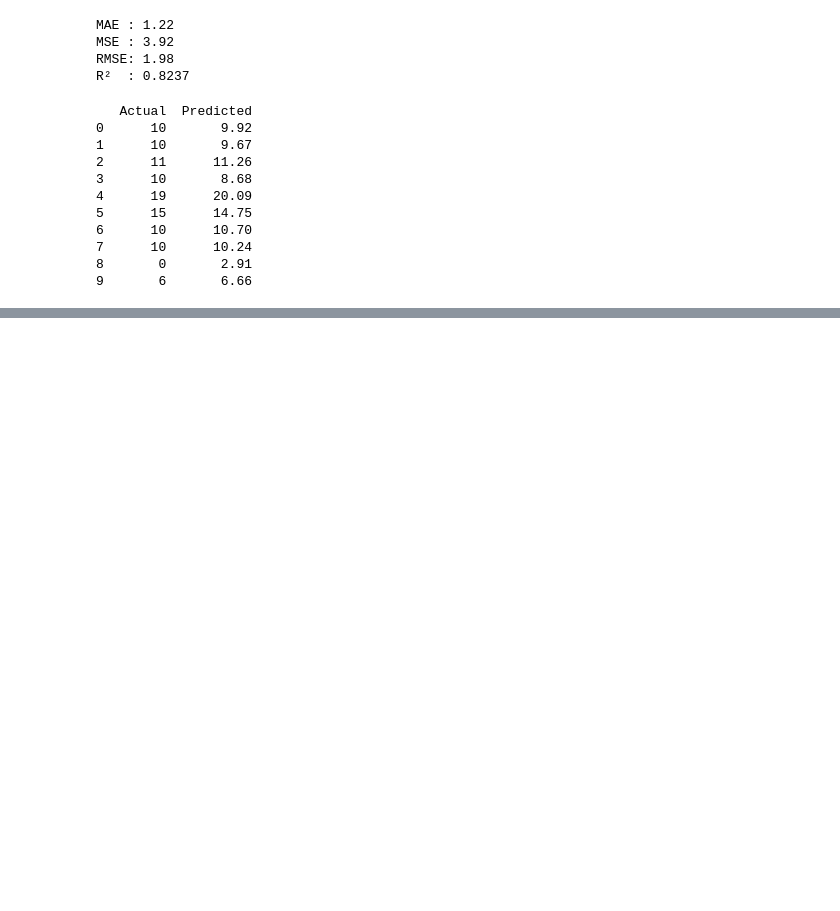
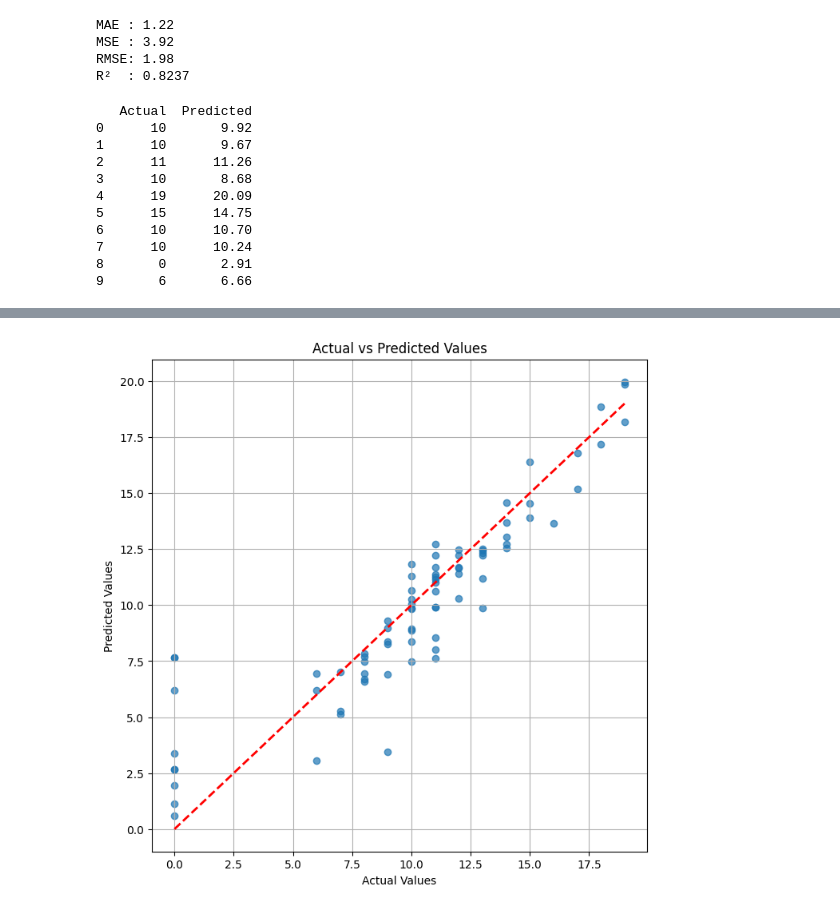
Before and after one commit to s3dallaz/Student-Grade-Predictor, a Jupyter notebook: notebooks/02_Preprocessing.ipynb, the cells around one changed output, grey strips where cells are left out. Drawn from its saved outputs; the diff is of its cells as text; code cells hidden in the pictures; blank space fills up the shorter version.

```diff
--- a/notebooks/02_Preprocessing.ipynb
+++ b/notebooks/02_Preprocessing.ipynb
@@ -142,0 +142,26 @@ array([ 9.91960314,  9.66816588, 11.25717929,  8.67943341, 20.09297115,
+# %%
+plt.figure(figsize=(8, 8))
+
+plt.scatter(
+    y_test,
+    y_scratch_pred,
+    alpha=0.7
+)
+
+plt.plot(
+    [y_test.min(), y_test.max()],
+    [y_test.min(), y_test.max()],
+    color="red",
+    linestyle="--",
+    linewidth=2
+)
+
+plt.title("Actual vs Predicted Values")
+plt.xlabel("Actual Values")
+plt.ylabel("Predicted Values")
+
+plt.grid(True)
+
+plt.show()
+# %% [output]
+[figure, added]
```
Also changed, not shown: parts of 6 cells of this notebook, 7 other files.
